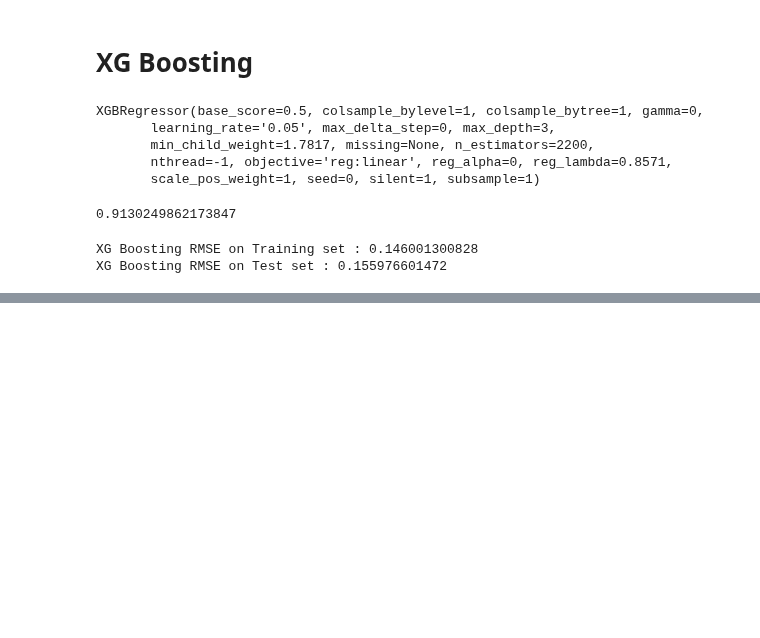
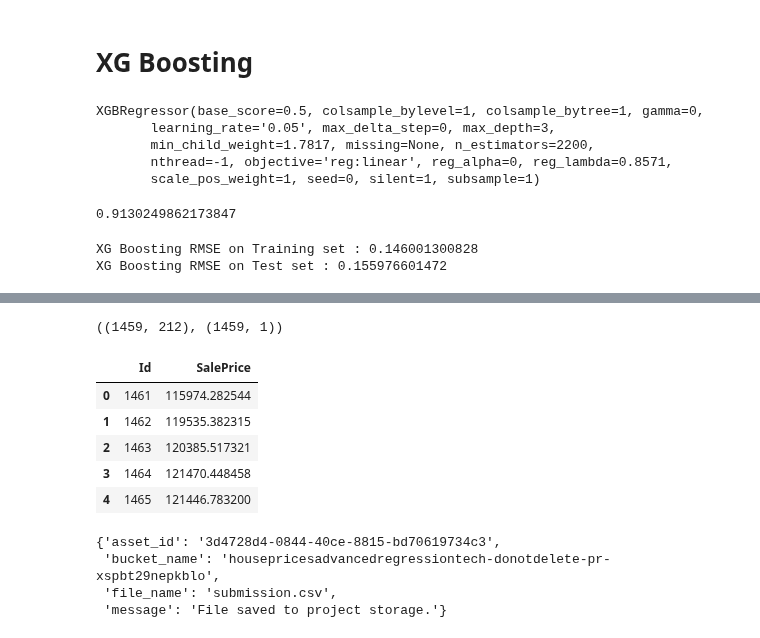
Before and after one commit to Andrew-Carl/House-Prices-Advanced-Regression-Techniques, a Jupyter notebook: Regression Models.ipynb, the cells around one changed output, grey strips where cells are left out. Cells and saved outputs as stored; diff of their text form; code cells hidden in the pictures; blank space fills up the shorter version.

Commit message:
Created Submissions.

```diff
--- a/Regression Models.ipynb
+++ b/Regression Models.ipynb
@@ -475,0 +595,2 @@ XG Boosting RMSE on Test set : 0.155976601472
+# %%
+preds = pd.DataFrame(yhat)
@@ -475,0 +606,2 @@ XG Boosting RMSE on Test set : 0.155976601472
+# %%
+preds = preds * 10000
@@ -475,0 +617,25 @@ XG Boosting RMSE on Test set : 0.155976601472
+# %%
+df_test.shape, preds.shape
+# %% [output]
+((1459, 212), (1459, 1))
+# %%
+predict = pd.concat((df_test['Id'], preds), axis=1)
+# %%
+predict.columns=['Id', 'SalePrice']
+# %%
+predict.head()
+# %% [output]
+|  | Id | SalePrice |
+| 0 | 1461 | 115974.282544 |
+| 1 | 1462 | 119535.382315 |
+| 2 | 1463 | 120385.517321 |
+| 3 | 1464 | 121470.448458 |
+| 4 | 1465 | 121446.783200 |
+# %%
+# Save dataframe as csv file to storage
+project.save_data(data=predict.to_csv(index=False),file_name='submission.csv',overwrite=True)
+# %% [output]
+{'asset_id': '3d4728d4-0844-40ce-8815-bd70619734c3',
+ 'bucket_name': 'housepricesadvancedregressiontech-donotdelete-pr-xspbt29nepkblo',
+ 'file_name': 'submission.csv',
+ 'message': 'File saved to project storage.'}
```
Also changed, not shown: parts of 26 cells of this notebook.
